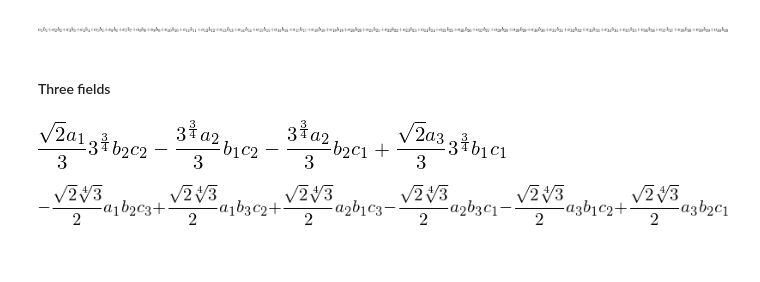
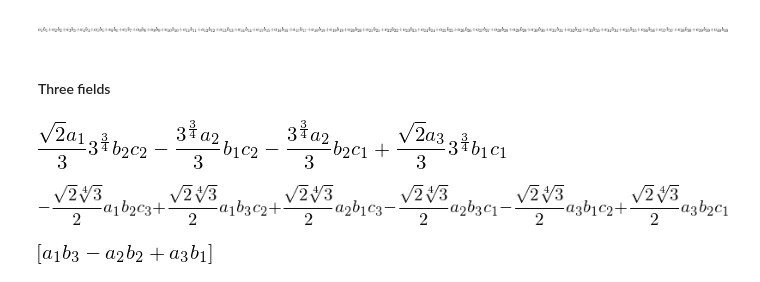
Before and after one commit to dibus2/pylie, a Jupyter notebook: PyLie.ipynb, the cells around one changed output. Drawn from its saved outputs; the diff is of its cells as text; code cells hidden in the pictures; blank space fills up the shorter version.

```diff
--- a/PyLie.ipynb
+++ b/PyLie.ipynb
@@ -270,3 +270,7 @@ SU2.invariants([[2],[1],[1]],conj=[False,False,False])[0]
 SU3.invariants([[1,0],[1,0],[1,0]],conj=[False]*3)[0]
 # %% [output]
 [figure]
+# %%
+SU2.invariants([[2],[2]],conj=[False]*2)
+# %% [output]
+[figure, added]
```
Also changed, not shown: parts of 3 cells of this notebook, 4 other files.
